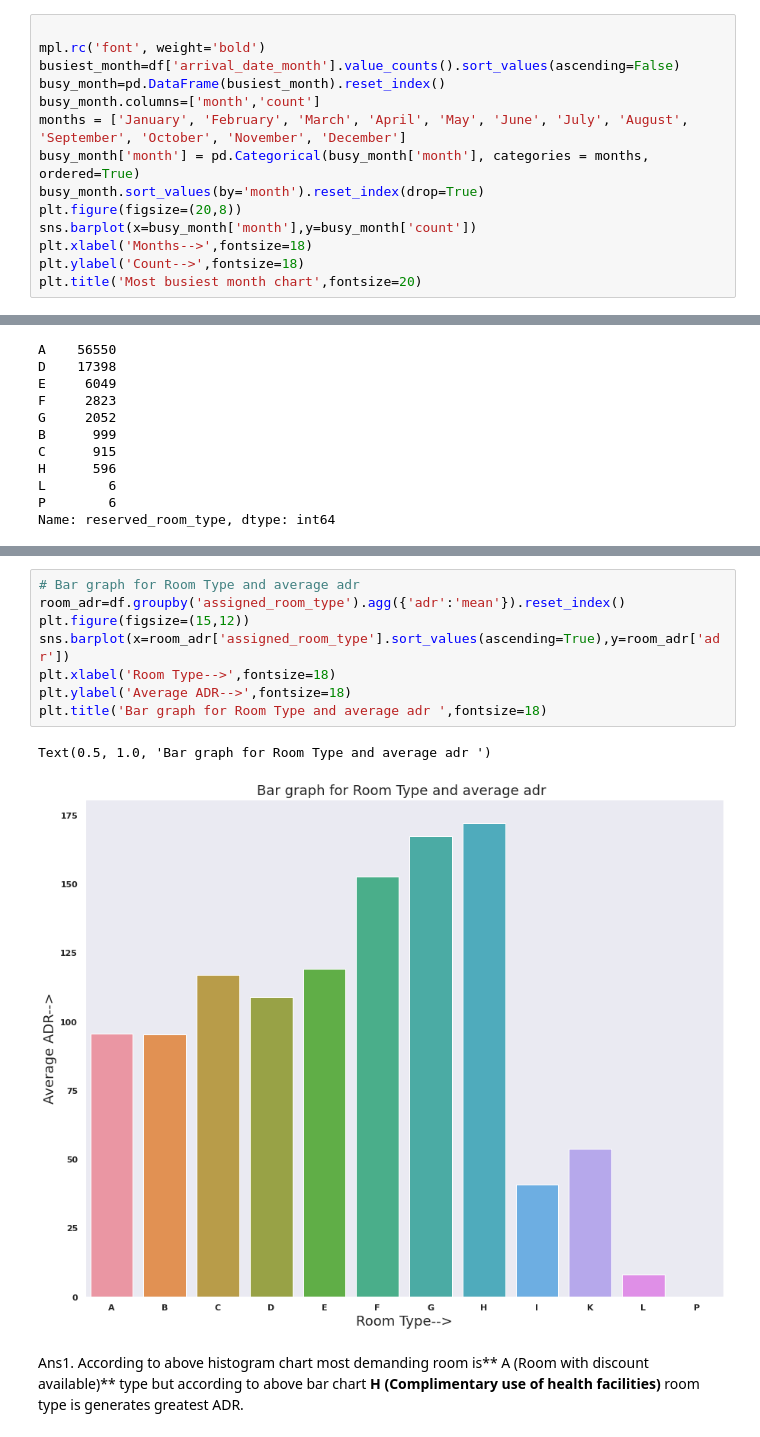
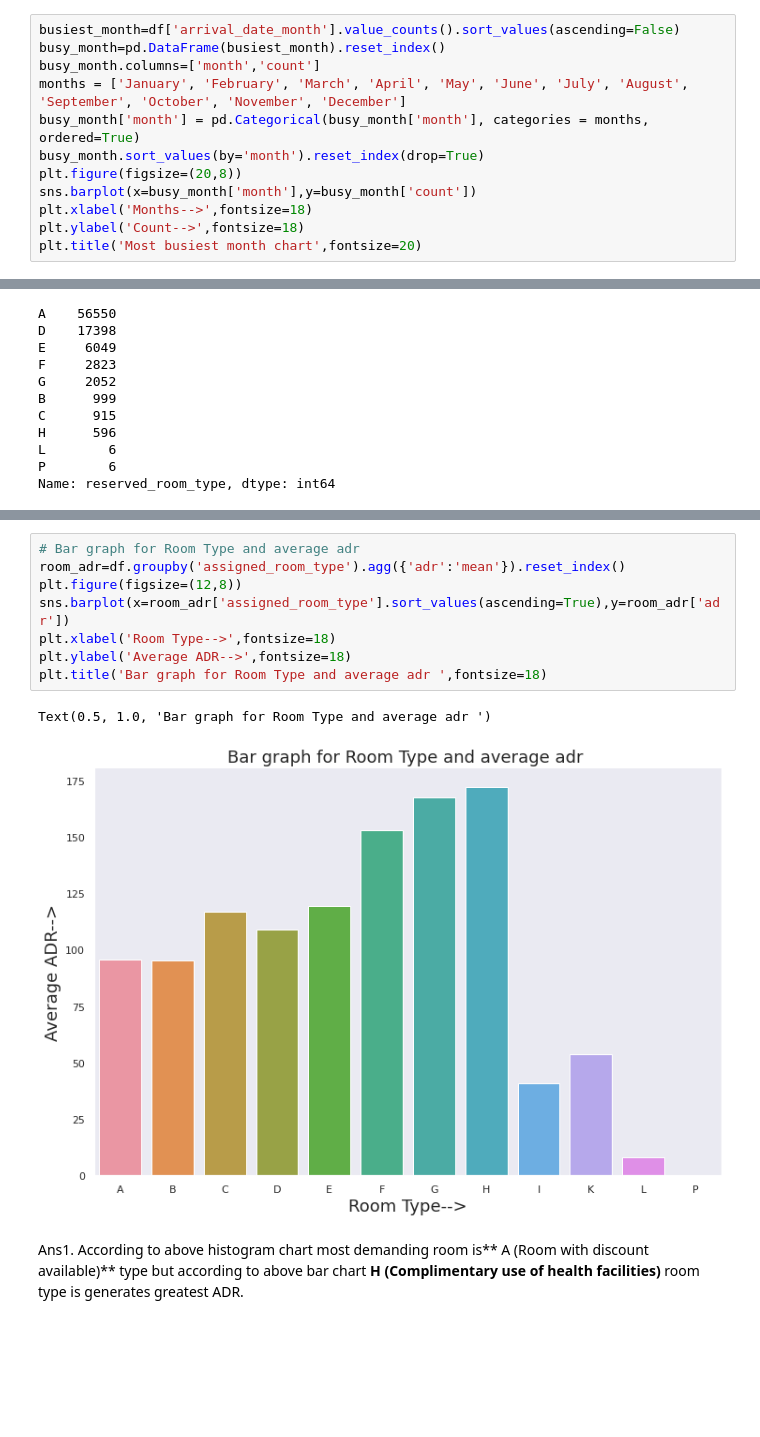
Before and after one commit to niteshavagabond/Hotel-Booking-analysis, a Jupyter notebook: Hotel_Booking_Analysis_Capstone_Project.ipynb, the cells around one changed output, grey strips where cells are left out. Cells and saved outputs as stored; diff of their text form; blank space fills up the shorter version.

```diff
--- a/Hotel_Booking_Analysis_Capstone_Project.ipynb
+++ b/Hotel_Booking_Analysis_Capstone_Project.ipynb
@@ -423,8 +424,6 @@ Ans5. According to above bar charts, we can see that **City Hotel** generates th
 # %% [markdown]
 Q6. Which are the busiest months for hotel?
 # %%
-
-mpl.rc('font', weight='bold')
 busiest_month=df['arrival_date_month'].value_counts().sort_values(ascending=False)
 busy_month=pd.DataFrame(busiest_month).reset_index()
 busy_month.columns=['month','count']
@@ -808,14 +809,14 @@ Text(0.5, 1.0, 'Histogram graph for counts of different assigned room type')
 # %%
 # Bar graph for Room Type and average adr
 room_adr=df.groupby('assigned_room_type').agg({'adr':'mean'}).reset_index()
-plt.figure(figsize=(15,12))
+plt.figure(figsize=(12,8))
 sns.barplot(x=room_adr['assigned_room_type'].sort_values(ascending=True),y=room_adr['adr'])
 plt.xlabel('Room Type-->',fontsize=18)
 plt.ylabel('Average ADR-->',fontsize=18)
 plt.title('Bar graph for Room Type and average adr ',fontsize=18)
 # %% [output]
 Text(0.5, 1.0, 'Bar graph for Room Type and average adr ')
-[figure, old version]
+[figure, new version]
 # %% [markdown]
 Ans1. According to above histogram chart most demanding room is** A (Room with discount available)** type but according to above bar chart **H (Complimentary use of health facilities)** room type is generates greatest ADR.
 # %% [markdown]
```
Also changed, not shown: parts of 32 cells of this notebook.
